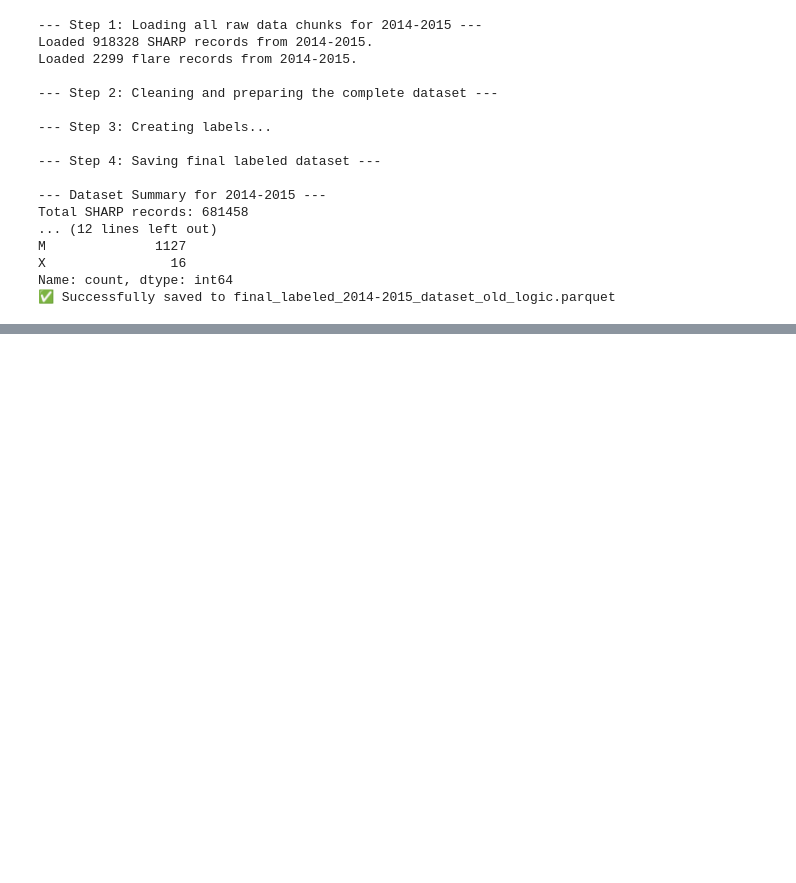
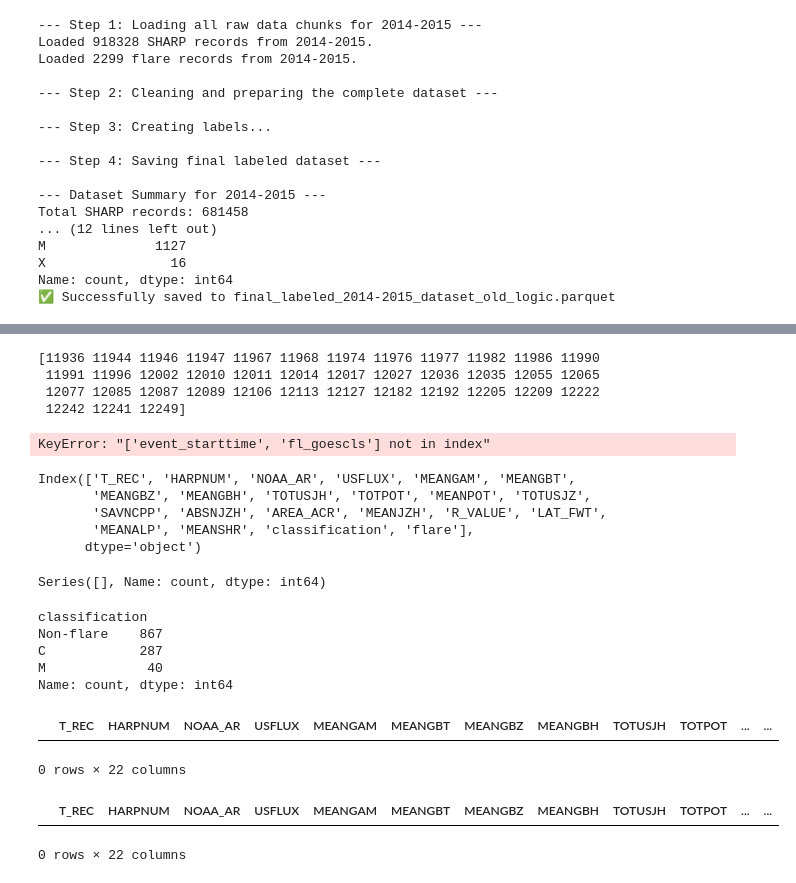
Before and after one commit to Vignesh-kumar369/Solar-flare-prediction-using-BRF, a Jupyter notebook: 01_Data_Extraction.ipynb, the cells around one changed output, grey strips where cells are left out. Drawn from its saved outputs; the diff is of its cells as text; code cells hidden in the pictures; blank space fills up the shorter version.

```diff
--- a/01_Data_Extraction.ipynb
+++ b/01_Data_Extraction.ipynb
@@ -2147,0 +2406,56 @@ Name: count, dtype: int64
+# %%
+import pandas as pd
+
+file=pd.read_parquet('final_labeled_2014-2015_dataset_TAI_UTC_corrected.parquet')
+df=pd.DataFrame(file)
+s=set()
+
+import numpy as np
+
+# 1. Get the integer row positions where the condition is True
+row_indices = np.where(df['flare'] == 1)[0]
+
+# 2. Get the integer position of the column you want to print
+s = df.columns.get_loc('NOAA_AR')
+
+# 3. Print the values using .iloc
+print(pd.unique(df.iloc[row_indices, s]))
+# %% [output]
+[11936 11944 11946 11947 11967 11968 11974 11976 11977 11982 11986 11990
+ 11991 11996 12002 12010 12011 12014 12017 12027 12036 12035 12055 12065
+ 12077 12085 12087 12089 12106 12113 12127 12182 12192 12205 12209 12222
+ 12242 12241 12249]
+# %%
+df[df['NOAA_AR'] == 12055][['event_starttime', 'fl_goescls', 'NOAA_AR']].sort_values('event_starttime')
+# %% [output]
+KeyError: "['event_starttime', 'fl_goescls'] not in index"
+# %%
+df.columns
+# %% [output]
+Index(['T_REC', 'HARPNUM', 'NOAA_AR', 'USFLUX', 'MEANGAM', 'MEANGBT',
+       'MEANGBZ', 'MEANGBH', 'TOTUSJH', 'TOTPOT', 'MEANPOT', 'TOTUSJZ',
+       'SAVNCPP', 'ABSNJZH', 'AREA_ACR', 'MEANJZH', 'R_VALUE', 'LAT_FWT',
+       'MEANALP', 'MEANSHR', 'classification', 'flare'],
+      dtype='object')
+# %%
+df[df['NOAA_AR'] == 12051]['classification'].value_counts()
+# %% [output]
+Series([], Name: count, dtype: int64)
+# %%
+df[df['NOAA_AR'] == 12055]['classification'].value_counts()
+# %% [output]
+classification
+Non-flare    867
+C            287
+M             40
+Name: count, dtype: int64
+# %%
+df[df['NOAA_AR'] == 12051]
+# %% [output]
+|  | T_REC | HARPNUM | NOAA_AR | USFLUX | MEANGAM | MEANGBT | MEANGBZ | MEANGBH | TOTUSJH | TOTPOT | ... | ... |
+0 rows × 22 columns
+# %%
+df[df['NOAA_AR'] == 12051]
+# %% [output]
+|  | T_REC | HARPNUM | NOAA_AR | USFLUX | MEANGAM | MEANGBT | MEANGBZ | MEANGBH | TOTUSJH | TOTPOT | ... | ... |
+0 rows × 22 columns
```
Also changed, not shown: parts of 16 cells of this notebook.
